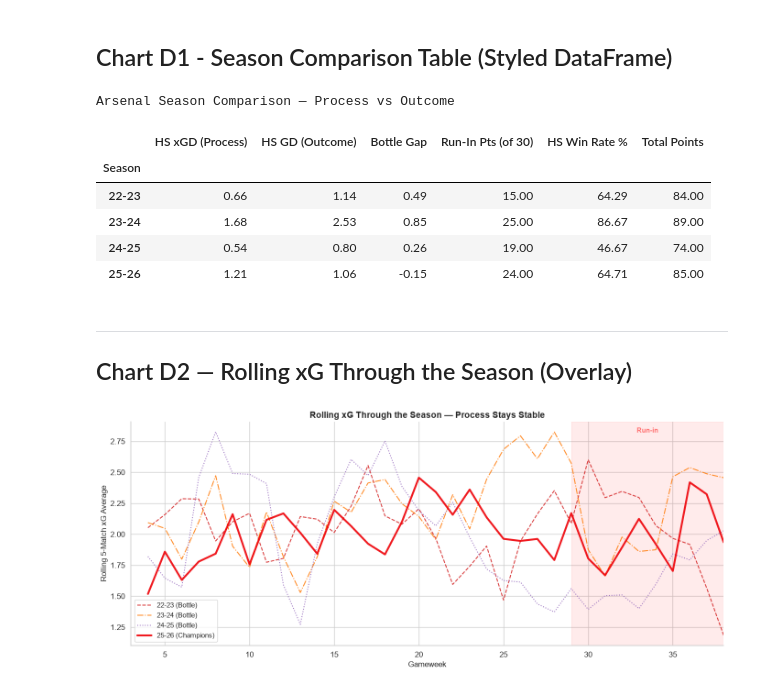
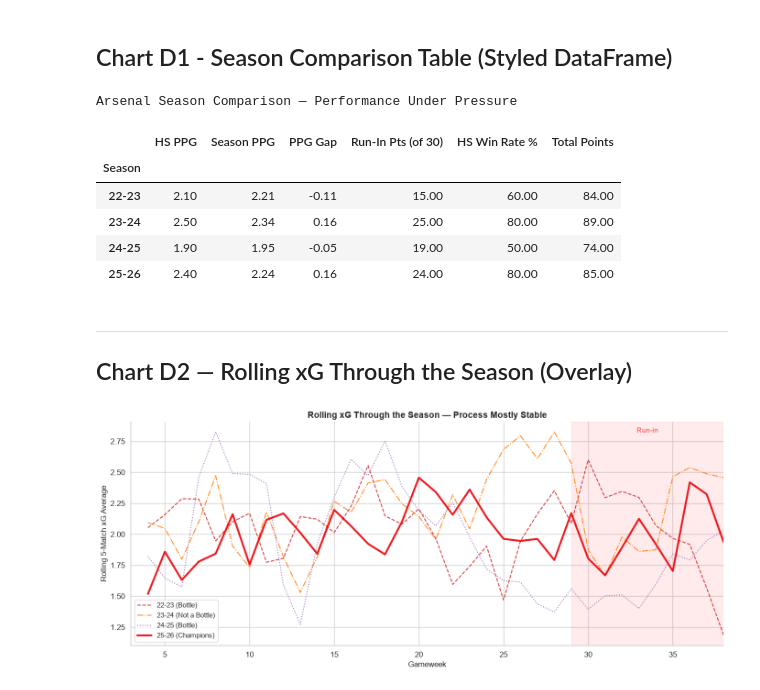
Before and after one commit to ChTej00/Arsenal-Bottle, a Jupyter notebook: notebooks/03_eda.ipynb, the cells around one changed output. Drawn from its saved outputs; the diff is of its cells as text; code cells hidden in the pictures.

```diff
--- a/notebooks/03_eda.ipynb
+++ b/notebooks/03_eda.ipynb
@@ -691,7 +691,7 @@ bottle_seasons = [2223,2324,2425,2526]
 
 cost_data=[]
 for szn in bottle_seasons:
-    szn_df = ars[(ars['season'] == szn) & (ars['is_high_stakes'])]
+    szn_df = ars[(ars['season'] == szn) & (ars['is_high_stakes_retro'])]
     n_hs = len(szn_df)
     max_pts = n_hs * 3
     earned = szn_df['points'].sum()
@@ -757,7 +757,7 @@ The bottle isn't 10 bad matches per season. It's **2-3 specific results** that c
 
 for szn in [2223,2324,2425,2526]:
     runin = ars[(ars['season'] == szn) & (ars['gameweek'] >=29)]
-    hs_runin = runin[runin['is_high_stakes']]
+    hs_runin = runin[runin['is_high_stakes_retro']]
     bad = hs_runin[hs_runin['result'] != 'W']
 
     label = SEASON_LABELS[szn]
@@ -806,18 +806,24 @@ Arsenal won the title in 2025-26. Given what we've found — that the bottle is
 # %% [markdown]
 ## Chart D1 - Season Comparison Table (Styled DataFrame)
 # %%
+# NOTE: an earlier version of this table used 'Bottle Gap' = HS GD - HS xGD.
+# That's the same goal-difference-based metric Chart C5 already found doesn't
+# work — GD is dominated by blowout wins sitting in the same high-stakes bucket
+# as a costly draw, so it made 25-26 (Champions) look like the worst season and
+# 23-24 (not a bottle) look like the best. Replaced with the PPG-based gap from
+# C5, and switched to is_high_stakes_retro for consistency with C4-C7.
 comparison_data = []
 
 for szn in[2223,2324,2425,2526]:
     s = ars[ars['season'] == szn]
-    hs = s[s['is_high_stakes']]
+    hs = s[s['is_high_stakes_retro']]
     runin = s[s['gameweek'] >= 29]
 
     comparison_data.append({
         'Season':                 SEASON_LABELS[szn],
-        'HS xGD (Process)':       hs['xgd'].mean(),
-        'HS GD (Outcome)':        hs['gd'].mean(),
-        'Bottle Gap':             hs['gd'].mean() - hs['xgd'].mean(),
+        'HS PPG':                 hs['points'].mean(),
+        'Season PPG':             s['points'].mean(),
+        'PPG Gap':                hs['points'].mean() - s['points'].mean(),
         'Run-In Pts (of 30)':     runin['points'].sum(),
         'HS Win Rate %':          hs['is_win'].mean() * 100,
         'Total Points':           s['points'].sum(),
@@ -825,59 +831,65 @@ for szn in[2223,2324,2425,2526]:
 
 comp_df = pd.DataFrame(comparison_data).set_index('Season').round(2)
 
+# PPG Gap is signed and centered at 0 by construction (positive = overperformed
+# under pressure, negative = bottled) — center the colormap at 0 so the sign is
+# what drives red vs green, not just whichever season has the lowest raw value.
+ppg_gap_absmax = comp_df['PPG Gap'].abs().max()
+
 styled = (
     comp_df.style
-    .background_gradient(cmap = 'RdYlGn', subset=['HS xGD (Process)', 'HS GD (Outcome)',
+    .background_gradient(cmap = 'RdYlGn', subset=['HS PPG', 'Season PPG',
                                                  'Run-In Pts (of 30)', 'HS Win Rate %',
                                                  'Total Points'])
-        .background_gradient(cmap='RdYlGn', subset=['Bottle Gap'])  # closer to 0 = greener
+    .background_gradient(cmap='RdYlGn', subset=['PPG Gap'],
+                          vmin=-ppg_gap_absmax, vmax=ppg_gap_absmax)
     .format('{:.2f}')
-    .set_caption('Arsenal Season Comparison — Process vs Outcome')
+    .set_caption('Arsenal Season Comparison — Performance Under Pressure')
 )
 
 styled
 # %% [output]
-Arsenal Season Comparison — Process vs Outcome
+Arsenal Season Comparison — Performance Under Pressure
-|  | HS xGD (Process) | HS GD (Outcome) | Bottle Gap | Run-In Pts (of 30) | HS Win Rate % | Total Points |
+|  | HS PPG | Season PPG | PPG Gap | Run-In Pts (of 30) | HS Win Rate % | Total Points |
 | Season |  |  |  |  |  |  |
-| 22-23 | 0.66 | 1.14 | 0.49 | 15.00 | 64.29 | 84.00 |
-| 23-24 | 1.68 | 2.53 | 0.85 | 25.00 | 86.67 | 89.00 |
-| 24-25 | 0.54 | 0.80 | 0.26 | 19.00 | 46.67 | 74.00 |
-| 25-26 | 1.21 | 1.06 | -0.15 | 24.00 | 64.71 | 85.00 |
+| 22-23 | 2.10 | 2.21 | -0.11 | 15.00 | 60.00 | 84.00 |
+| 23-24 | 2.50 | 2.34 | 0.16 | 25.00 | 80.00 | 89.00 |
+| 24-25 | 1.90 | 1.95 | -0.05 | 19.00 | 50.00 | 74.00 |
+| 25-26 | 2.40 | 2.24 | 0.16 | 24.00 | 80.00 | 85.00 |
 # %% [markdown]
 ---
 ## Chart D2 — Rolling xG Through the Season (Overlay)
 # %%
 styles = {
     2223: {'color': '#d62728', 'ls': '--',  'label': '22-23 (Bottle)'},
-    2324: {'color': '#ff7f0e', 'ls': '-.',  'label': '23-24 (Bottle)'},
+    2324: {'color': '#ff7f0e', 'ls': '-.',  'label': '23-24 (Not a Bottle)'},
     2425: {'color': '#9467bd', 'ls': ':',   'label': '24-25 (Bottle)'},
     2526: {'color': ARSENAL_RED, 'ls': '-',  'label': '25-26 (Champions)'},
 }
 
 fig, ax = plt.subplots(figsize=(14, 6))
 
 for szn, style in styles.items():
     szn_df = ars[ars['season'] == szn].sort_values('gameweek')
     lw = 3.0 if szn == 2526 else 1.5
     ax.plot(szn_df['gameweek'], szn_df['xG_roll5'],
             color=style['color'], linestyle=style['ls'],
             linewidth=lw, label=style['label'], alpha=0.9)
 
 ax.axvspan(29, 38, alpha=0.08, color='red')
 ax.text(33.5, ax.get_ylim()[1] * 0.97, 'Run-in', ha='center',
         fontsize=11, fontweight='bold', color='red', alpha=0.5)
 
 ax.set_xlabel('Gameweek', fontsize=12)
 ax.set_ylabel('Rolling 5-Match xG Average', fontsize=12)
-ax.set_title('Rolling xG Through the Season — Process Stays Stable',
+ax.set_title('Rolling xG Through the Season — Process Mostly Stable',
              fontsize=14, fontweight='bold')
 ax.legend(loc='lower left', fontsize=11)
 ax.set_xlim(3, 38)
 ax.spines['top'].set_visible(False)
 ax.spines['right'].set_visible(False)
 
 plt.tight_layout()
 plt.show()
 # %% [output]
-[figure, old version]
+[figure, new version]
```
Also changed, not shown: parts of 3 cells of this notebook.
